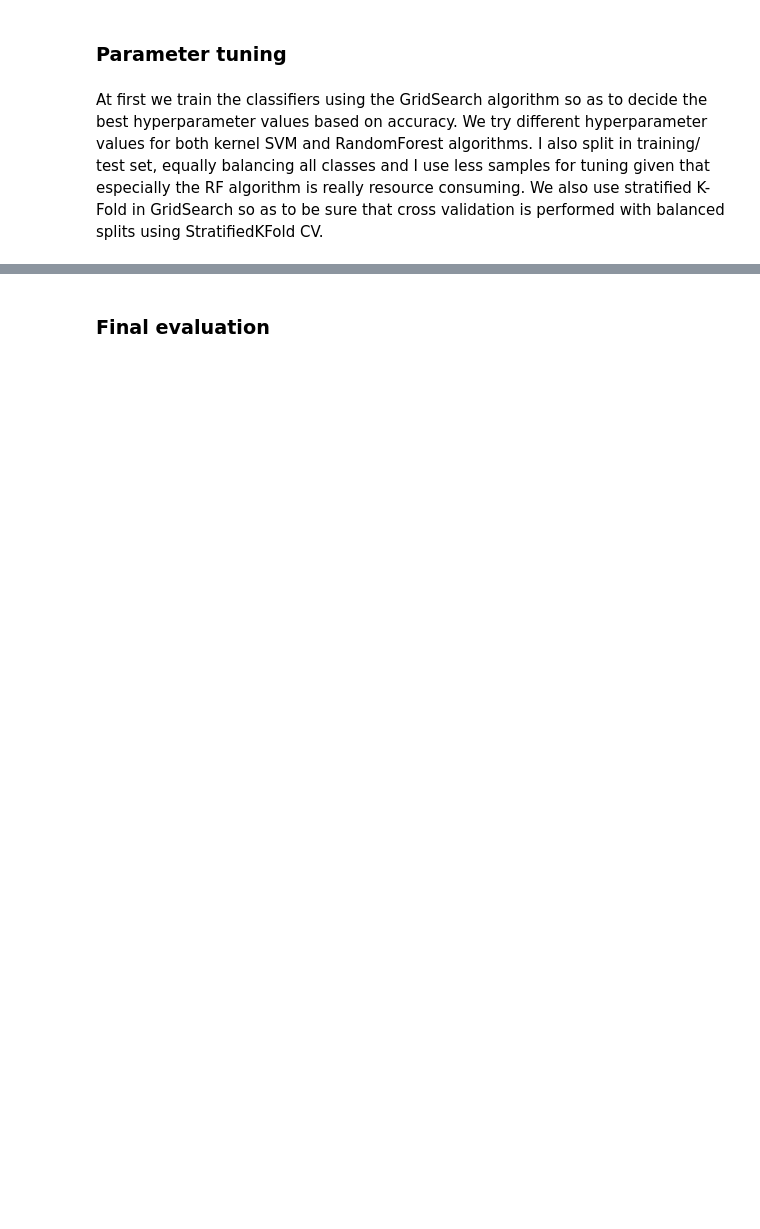
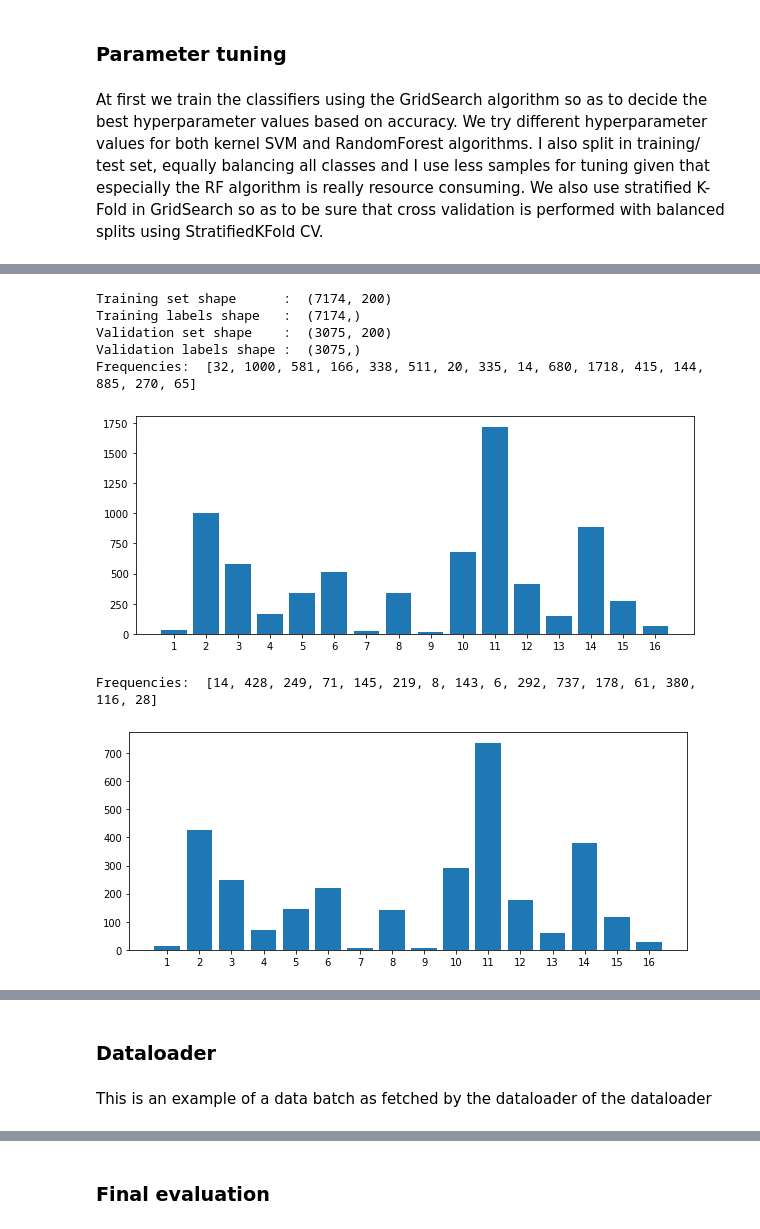
Before and after one commit to pelekhs/Geo-exercise-5, a Jupyter notebook: Ex-5.2.ipynb, the cells around one changed output, grey strips where cells are left out. Drawn from its saved outputs; the diff is of its cells as text; code cells hidden in the pictures; blank space fills up the shorter version.

```diff
--- a/Ex-5.2.ipynb
+++ b/Ex-5.2.ipynb
@@ -43,4 +75,0 @@ I normalise X inside [0,1].
-# %%
-from sklearn import preprocessing
-sc = preprocessing.MinMaxScaler()
-X = sc.fit_transform(X)
@@ -126,0 +187,27 @@ else:
+# %%
+# Split to training and test set
+X_train, X_val, y_train, y_val = train_test_split(X, y, test_size=0.3, random_state=69, stratify=y)
+
+# Normalisation
+sc = preprocessing.MinMaxScaler()
+X_train = sc.fit_transform(X_train)
+X_val = sc.fit_transform(X_val)
+
+# Split training set to training and validation set
+#X_train, X_val, y_train, y_val = train_test_split(X_train, y_train, test_size=0.3, random_state=69, stratify=y_train)
+print('Training set shape      : ', X_train.shape)
+print('Training labels shape   : ', y_train.shape)
+print('Validation set shape    : ', X_val.shape)
+print('Validation labels shape : ', y_val.shape)
+#print('Test set shape          : ', X_test.shape)
+hist(y_train)
+hist(y_val)
+# %% [output]
+Training set shape      :  (7174, 200)
+Training labels shape   :  (7174,)
+Validation set shape    :  (3075, 200)
+Validation labels shape :  (3075,)
+Frequencies:  [32, 1000, 581, 166, 338, 511, 20, 335, 14, 680, 1718, 415, 144, 885, 270, 65]
+[figure, added]
+Frequencies:  [14, 428, 249, 71, 145, 219, 8, 143, 6, 292, 737, 178, 61, 380, 116, 28]
+[figure, added]
@@ -126,0 +215,2 @@ else:
+# %% [markdown]
+### Dataloader
@@ -126,0 +225,2 @@ else:
+# %% [markdown]
+This is an example of a data batch as fetched by the dataloader of the dataloader
```
Also changed, not shown: parts of 36 cells of this notebook, 4 other files.
